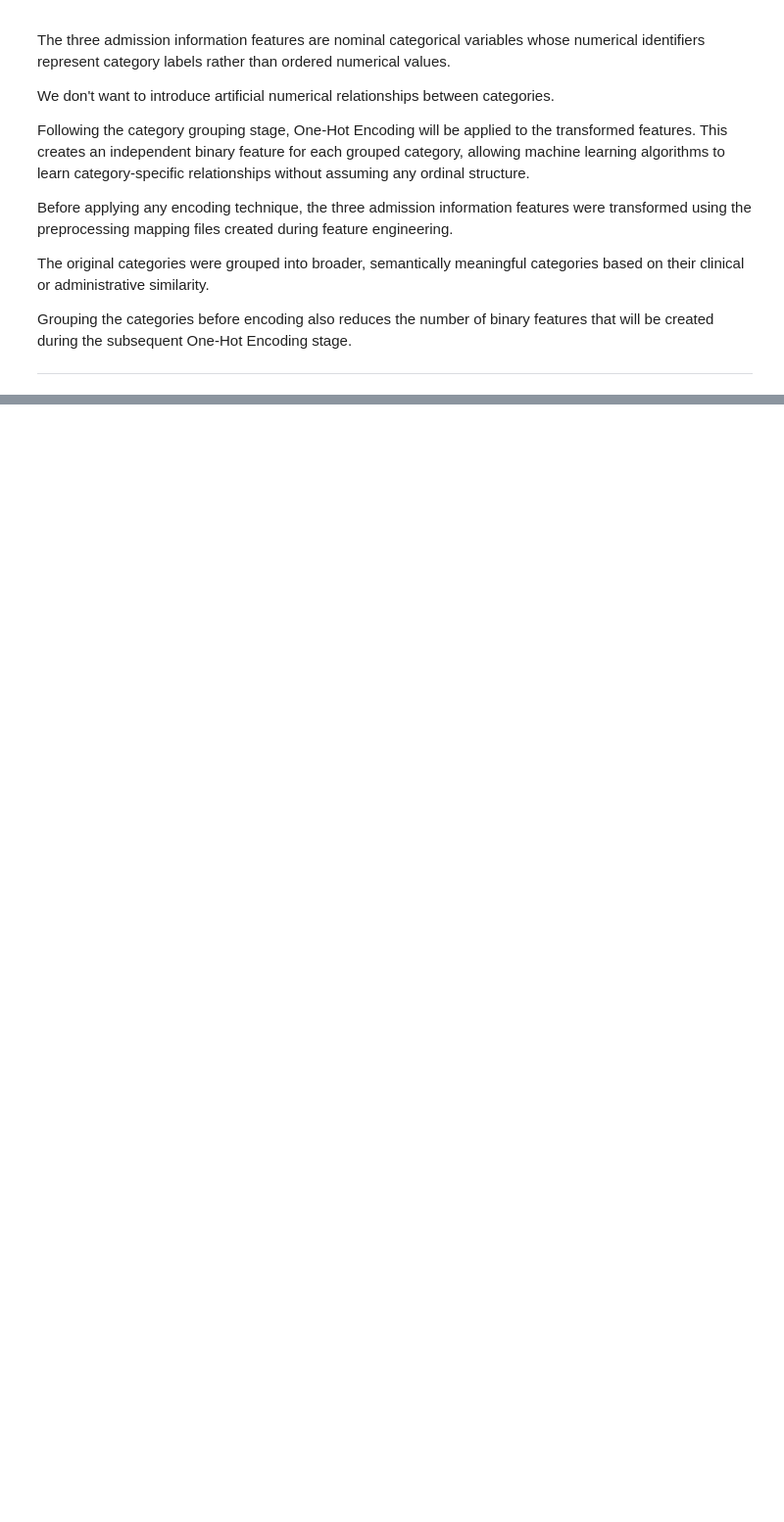
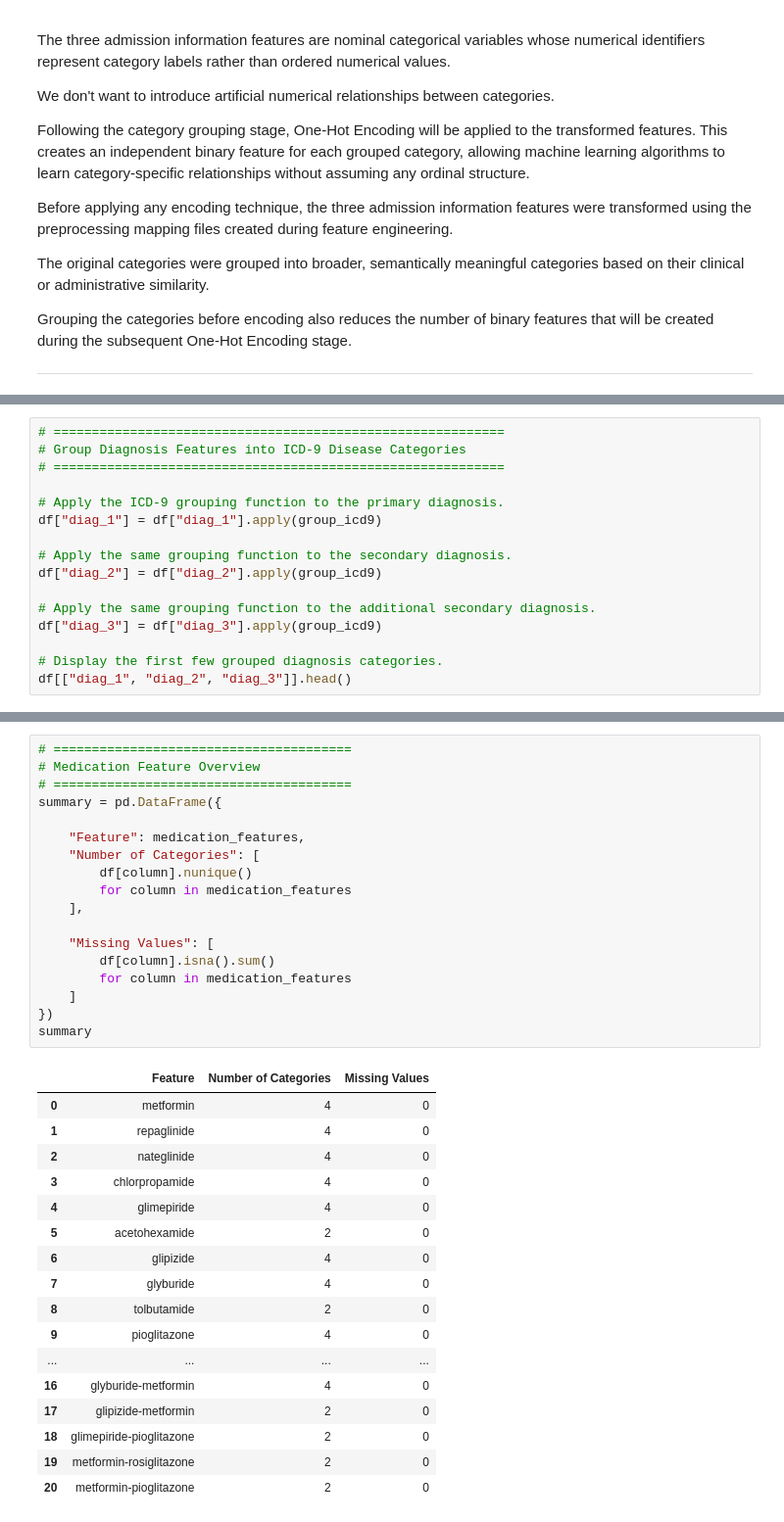
Before and after one commit to ajay-nagpal/Hospital-Readmission-Prediction, a Jupyter notebook: hospital_readmission.ipynb, the cells around one changed output, grey strips where cells are left out. Shown at 98% size. Drawn from its saved outputs; the diff is of its cells as text; blank space fills up the shorter version.

Commit message:
diagnosis, laboratory test,medication and treatment summary feature assessment

```diff
--- a/hospital_readmission.ipynb
+++ b/hospital_readmission.ipynb
@@ -1541,0 +1682,16 @@ Grouping the categories before encoding also reduces the number of binary featur
+# %%
+# ===========================================================
+# Group Diagnosis Features into ICD-9 Disease Categories
+# ===========================================================
+
+# Apply the ICD-9 grouping function to the primary diagnosis.
+df["diag_1"] = df["diag_1"].apply(group_icd9)
+
+# Apply the same grouping function to the secondary diagnosis.
+df["diag_2"] = df["diag_2"].apply(group_icd9)
+
+# Apply the same grouping function to the additional secondary diagnosis.
+df["diag_3"] = df["diag_3"].apply(group_icd9)
+
+# Display the first few grouped diagnosis categories.
+df[["diag_1", "diag_2", "diag_3"]].head()
@@ -1541,0 +1955,36 @@ Grouping the categories before encoding also reduces the number of binary featur
+# %%
+# =======================================
+# Medication Feature Overview
+# =======================================
+summary = pd.DataFrame({
+
+    "Feature": medication_features,
+    "Number of Categories": [
+        df[column].nunique()
+        for column in medication_features
+    ],
+
+    "Missing Values": [
+        df[column].isna().sum()
+        for column in medication_features
+    ]
+})
+summary
+# %% [output]
+|  | Feature | Number of Categories | Missing Values |
+| 0 | metformin | 4 | 0 |
+| 1 | repaglinide | 4 | 0 |
+| 2 | nateglinide | 4 | 0 |
+| 3 | chlorpropamide | 4 | 0 |
+| 4 | glimepiride | 4 | 0 |
+| 5 | acetohexamide | 2 | 0 |
+| 6 | glipizide | 4 | 0 |
+| 7 | glyburide | 4 | 0 |
+| 8 | tolbutamide | 2 | 0 |
+| 9 | pioglitazone | 4 | 0 |
+| ... | ... | ... | ... |
+| 16 | glyburide-metformin | 4 | 0 |
+| 17 | glipizide-metformin | 2 | 0 |
+| 18 | glimepiride-pioglitazone | 2 | 0 |
+| 19 | metformin-rosiglitazone | 2 | 0 |
+| 20 | metformin-pioglitazone | 2 | 0 |
```
Also changed, not shown: parts of 33 cells of this notebook.
